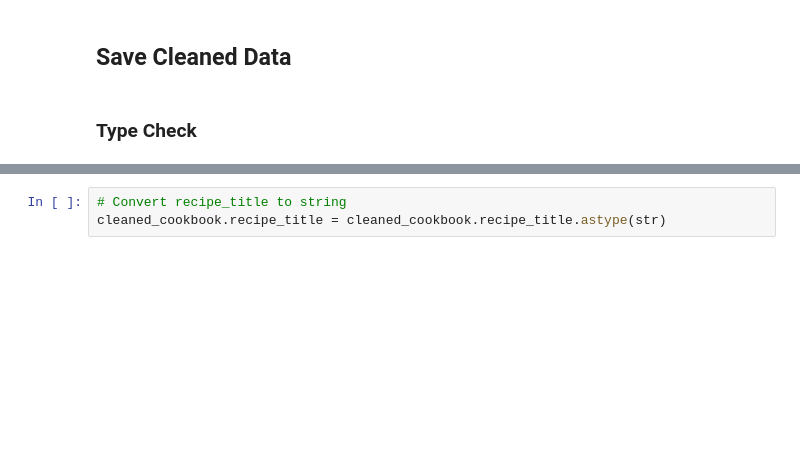
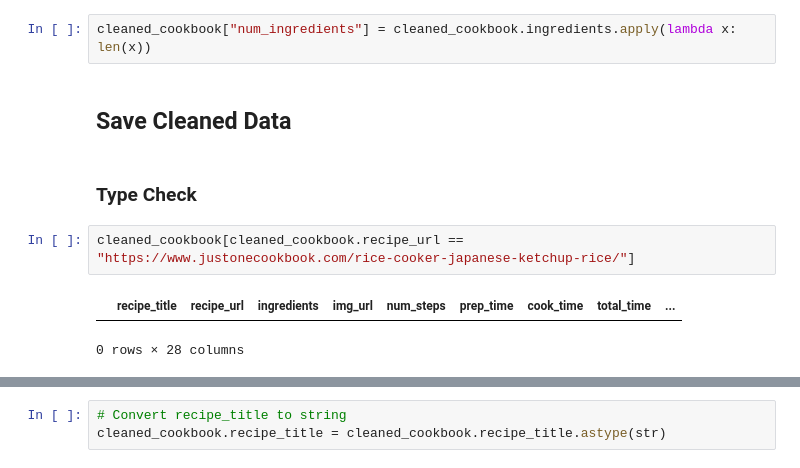
Before and after one commit to alfredmastan/food-recommendation, a Jupyter notebook: notebooks/data_preprocessing.ipynb, the cells around one changed output, grey strips where cells are left out. Drawn from its saved outputs; the diff is of its cells as text; blank space fills up the shorter version.

```diff
--- a/notebooks/data_preprocessing.ipynb
+++ b/notebooks/data_preprocessing.ipynb
@@ -424,7 +422,14 @@ f_dist.most_common(100)
+# %%
+cleaned_cookbook["num_ingredients"] = cleaned_cookbook.ingredients.apply(lambda x: len(x))
 # %% [markdown]
 ## Save Cleaned Data
 # %% [markdown]
 ### Type Check
+# %%
+cleaned_cookbook[cleaned_cookbook.recipe_url == "https://www.justonecookbook.com/rice-cooker-japanese-ketchup-rice/"]
+# %% [output]
+|  | recipe_title | recipe_url | ingredients | img_url | num_steps | prep_time | cook_time | total_time | ... |
+0 rows × 28 columns
 # %%
 cleaned_cookbook.info()
 # %% [output]
```
Also changed, not shown: parts of 21 cells of this notebook, 5 other files.
